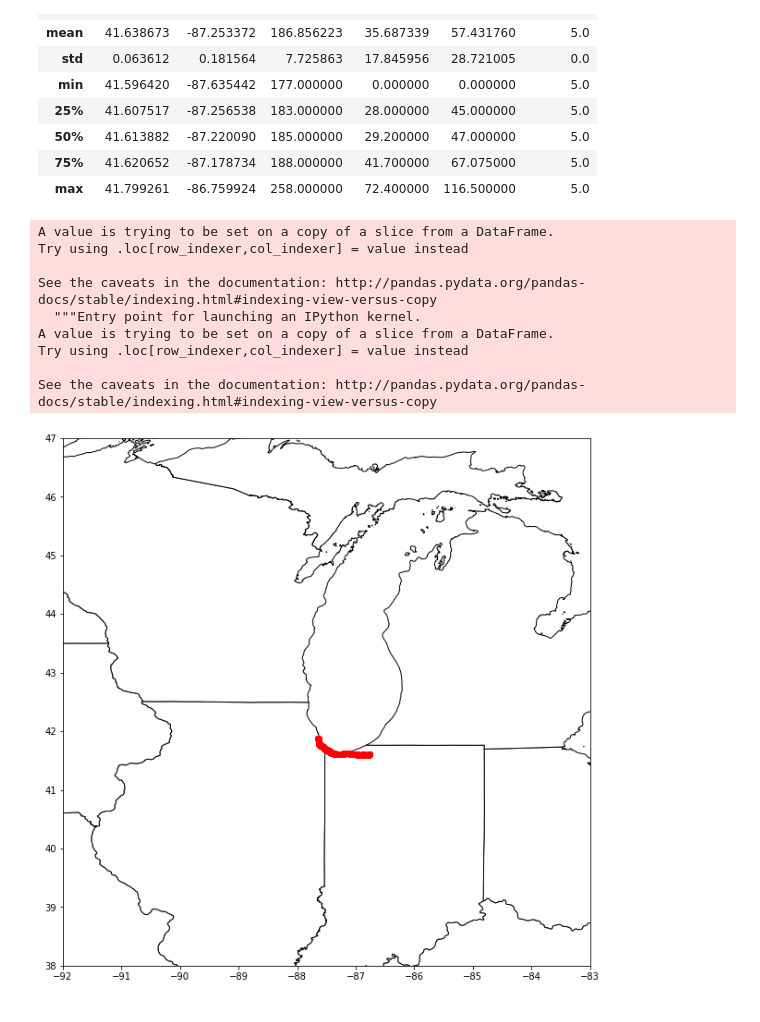
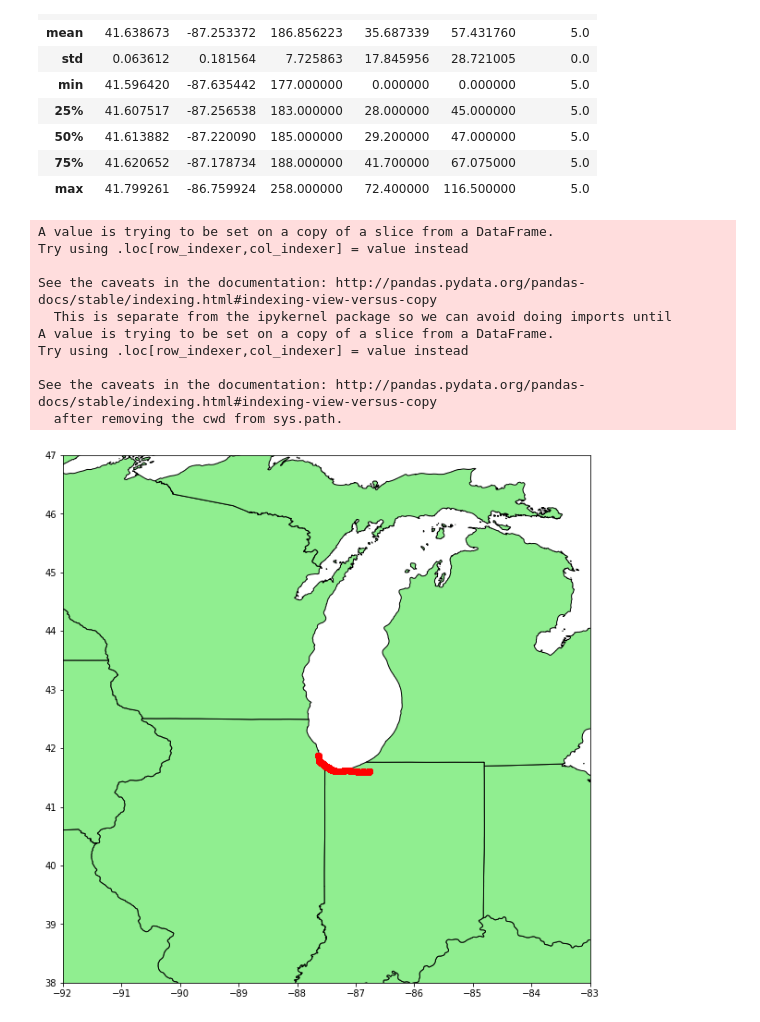
Before and after one commit to CallMeHudson/Hudson-Portfolio, a Jupyter notebook: Python/Homework2.ipynb, the cells around one changed output. Saved outputs shown, nothing was run; the diff lists cells and outputs as text; code cells hidden in the pictures.

```diff
--- a/Python/Homework2.ipynb
+++ b/Python/Homework2.ipynb
@@ -52,6 +62,6 @@ As foreshadowed in our last discussion we see that `Accuracy` itself is a measur
 # %%
-### For outlier detection I decided to remove values that were two standard deviations to the mean, this was mostly inspired by the extremely narrow accuracy histogram
+### For outlier detection I decided to remove values that were two standard deviations to the mean, this was mostly inspired by the extremely narrow accuracy histogram.
 MuSpeed = GeoData['accuracy'].mean()
 OutlierMark = 2 * GeoData['accuracy'].std()
-CleanGeoData = GeoData.loc[(GeoData['accuracy'] > (MuSpeed - OutlierMark)) \
-                                 & (GeoData['accuracy'] < (MuSpeed + OutlierMark))]
+CleanGeoData = GeoData.loc[(GeoData['accuracy'] > (MuSpeed - OutlierMark)) & (GeoData['accuracy'] < (MuSpeed + OutlierMark))]
+CleanGeoData.describe()
@@ -109,6 +123,8 @@ CleanGeoData.loc[CleanGeoData['accuracy'] == 5].describe()
 | 75% | 41.620652 | -87.178734 | 188.000000 | 41.700000 | 67.075000 | 5.0 |
 | max | 41.799261 | -86.759924 | 258.000000 | 72.400000 | 116.500000 | 5.0 |
 # %%
+#Using https://geopandas.readthedocs.io/en/latest/gallery/create_geopandas_from_pandas.html for zipping file
+#Using https://www.census.gov/geo/maps-data/data/tiger-cart-boundary.html for .shp file
 CleanGeoData['Coordinates'] = list(zip(CleanGeoData['longitude'], CleanGeoData['latitude']));
 CleanGeoData['Coordinates'] = CleanGeoData['Coordinates'].apply(Point);
 gdf = gpd.GeoDataFrame(CleanGeoData, geometry='Coordinates');
@@ -118,25 +134,28 @@ A value is trying to be set on a copy of a slice from a DataFrame.
 Try using .loc[row_indexer,col_indexer] = value instead
 
 See the caveats in the documentation: http://pandas.pydata.org/pandas-docs/stable/indexing.html#indexing-view-versus-copy
-  """Entry point for launching an IPython kernel.
+  This is separate from the ipykernel package so we can avoid doing imports until
 A value is trying to be set on a copy of a slice from a DataFrame.
 Try using .loc[row_indexer,col_indexer] = value instead
 
 See the caveats in the documentation: http://pandas.pydata.org/pandas-docs/stable/indexing.html#indexing-view-versus-copy
+  after removing the cwd from sys.path.
 # %%
+#Using https://geopandas.readthedocs.io/en/latest/gallery/create_geopandas_from_pandas.html for graph
+#plotted using matplotlib functions and setting the parameters for a better graph
 ax = usa.plot(
-    color='white', edgecolor='black');
+    color='lightgreen', edgecolor='black');
 
 ax.set_xlim(-92, -83);
 ax.set_ylim( 38, 47);
 
 # We can now plot our GeoDataFrame.
 gdf.plot(ax=ax, color='red');
 
 fig = plt.gcf()
 fig.set_size_inches(18.5, 10.5)
 fig.savefig('test2png.png', dpi=100)
 
 plt.show();
 # %% [output]
-[figure, old version]
+[figure, new version]
```
Also changed, not shown: parts of 24 cells of this notebook.
